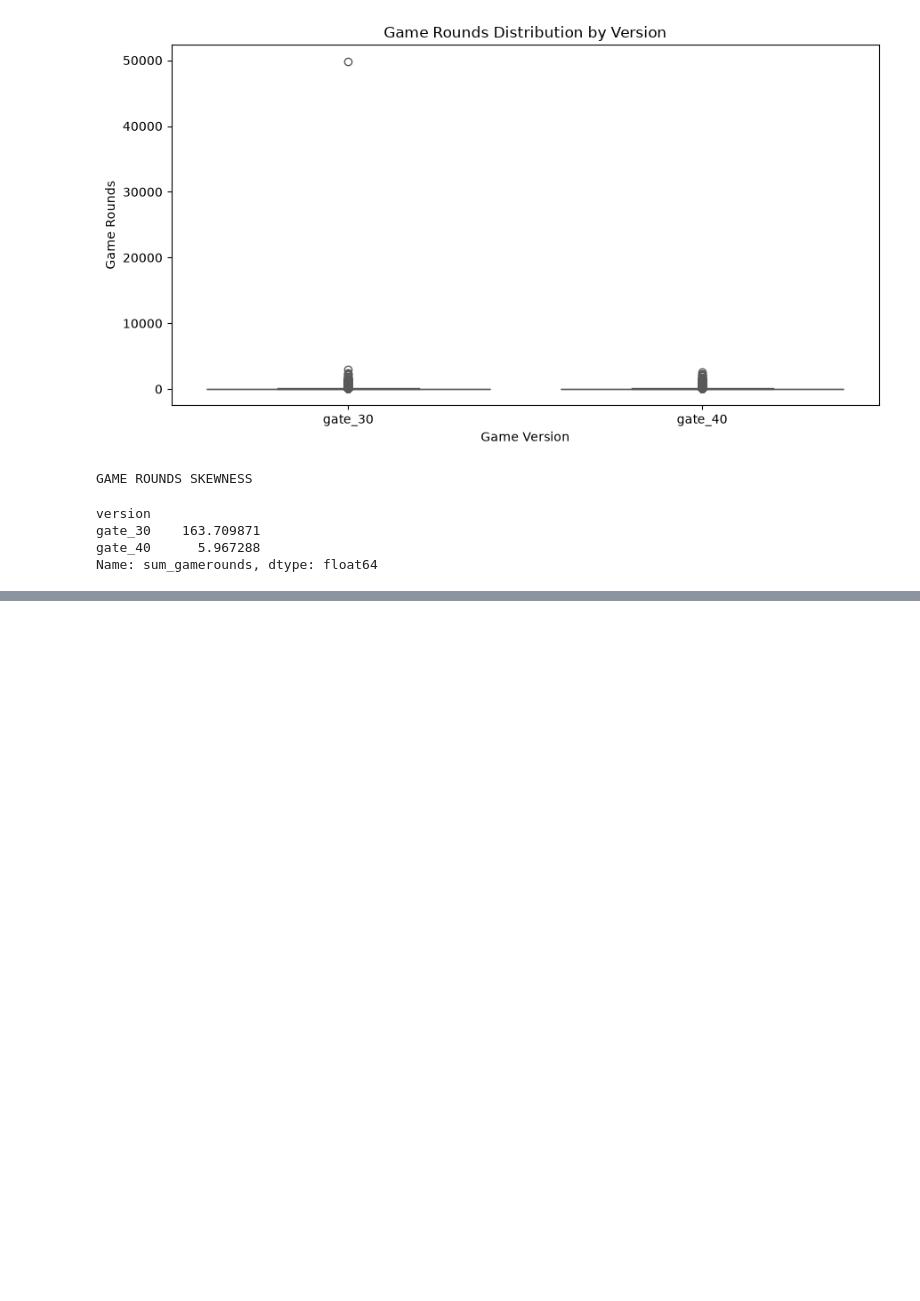
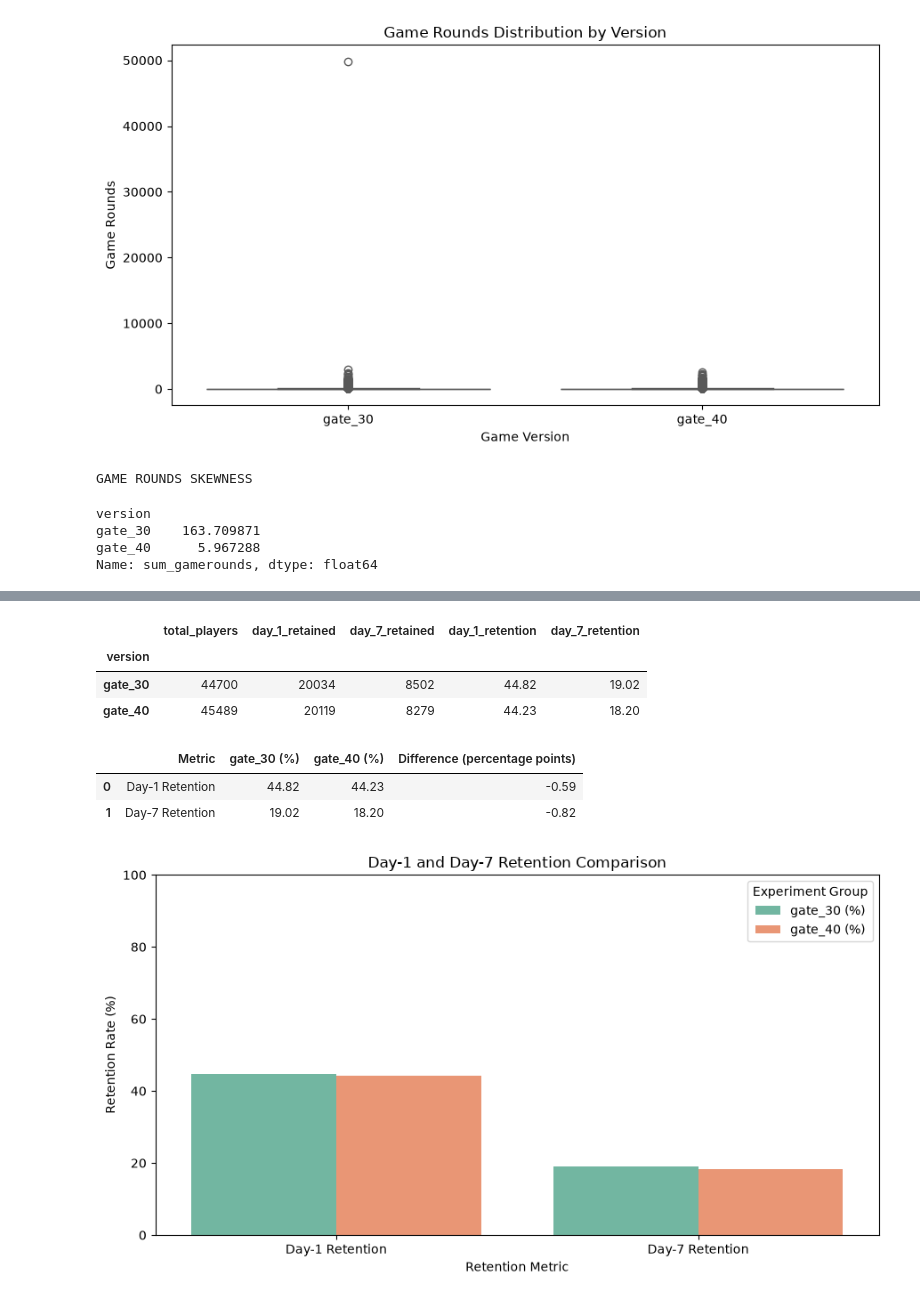
Before and after one commit to Kartik-W15-P/GamePulse-AB-Testing, a Jupyter notebook: notebooks/01_exploratory_data_analysis.ipynb, the cells around one changed output, grey strips where cells are left out. Drawn from its saved outputs; the diff is of its cells as text; code cells hidden in the pictures; blank space fills up the shorter version.

```diff
--- a/notebooks/01_exploratory_data_analysis.ipynb
+++ b/notebooks/01_exploratory_data_analysis.ipynb
@@ -217,0 +296,79 @@ Name: sum_gamerounds, dtype: float64
+# %%
+# Retention analysis by experiment group
+
+retention_summary = df.groupby("version").agg(
+    total_players=("userid", "count"),
+    day_1_retained=("retention_1", "sum"),
+    day_7_retained=("retention_7", "sum")
+)
+
+retention_summary["day_1_retention"] = (
+    retention_summary["day_1_retained"]
+    / retention_summary["total_players"] * 100
+)
+
+retention_summary["day_7_retention"] = (
+    retention_summary["day_7_retained"]
+    / retention_summary["total_players"] * 100
+)
+
+display(retention_summary.round(2))
+# %% [output]
+|  | total_players | day_1_retained | day_7_retained | day_1_retention | day_7_retention |
+| version |  |  |  |  |  |
+| gate_30 | 44700 | 20034 | 8502 | 44.82 | 19.02 |
+| gate_40 | 45489 | 20119 | 8279 | 44.23 | 18.20 |
+# %%
+# Compare retention rates between gate_30 and gate_40
+
+retention_comparison = pd.DataFrame({
+    "Metric": ["Day-1 Retention", "Day-7 Retention"],
+    "gate_30 (%)": [
+        retention_summary.loc["gate_30", "day_1_retention"],
+        retention_summary.loc["gate_30", "day_7_retention"]
+    ],
+    "gate_40 (%)": [
+        retention_summary.loc["gate_40", "day_1_retention"],
+        retention_summary.loc["gate_40", "day_7_retention"]
+    ]
+})
+
+retention_comparison["Difference (percentage points)"] = (
+    retention_comparison["gate_40 (%)"]
+    - retention_comparison["gate_30 (%)"]
+)
+
+display(retention_comparison.round(2))
+# %% [output]
+|  | Metric | gate_30 (%) | gate_40 (%) | Difference (percentage points) |
+| 0 | Day-1 Retention | 44.82 | 44.23 | -0.59 |
+| 1 | Day-7 Retention | 19.02 | 18.20 | -0.82 |
+# %%
+# Retention rate comparison chart
+
+retention_plot = retention_comparison.melt(
+    id_vars="Metric",
+    value_vars=["gate_30 (%)", "gate_40 (%)"],
+    var_name="Experiment Group",
+    value_name="Retention Rate"
+)
+
+plt.figure(figsize=(9, 5))
+
+sns.barplot(
+    data=retention_plot,
+    x="Metric",
+    y="Retention Rate",
+    hue="Experiment Group",
+    palette="Set2"
+)
+
+plt.title("Day-1 and Day-7 Retention Comparison")
+plt.xlabel("Retention Metric")
+plt.ylabel("Retention Rate (%)")
+plt.ylim(0, 100)
+plt.legend(title="Experiment Group")
+plt.tight_layout()
+plt.show()
+# %% [output]
+[figure, added]
```
Also changed, not shown: parts of 11 cells of this notebook.
